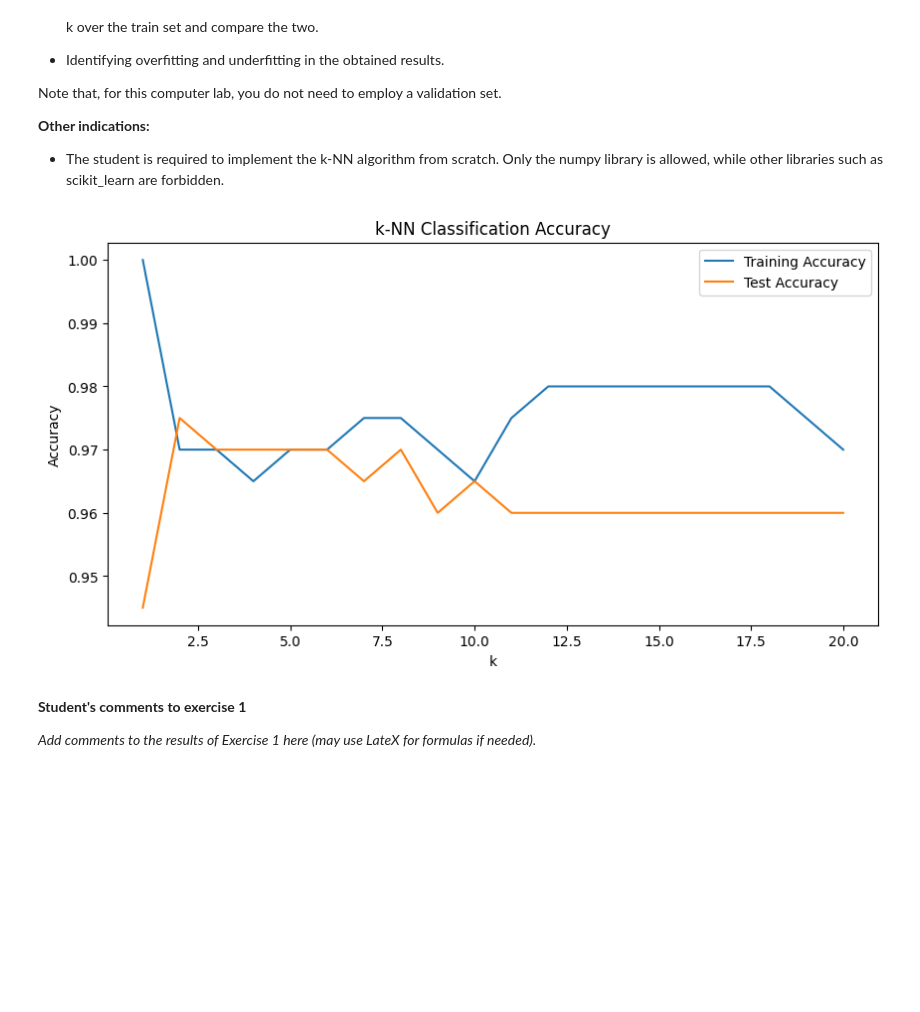
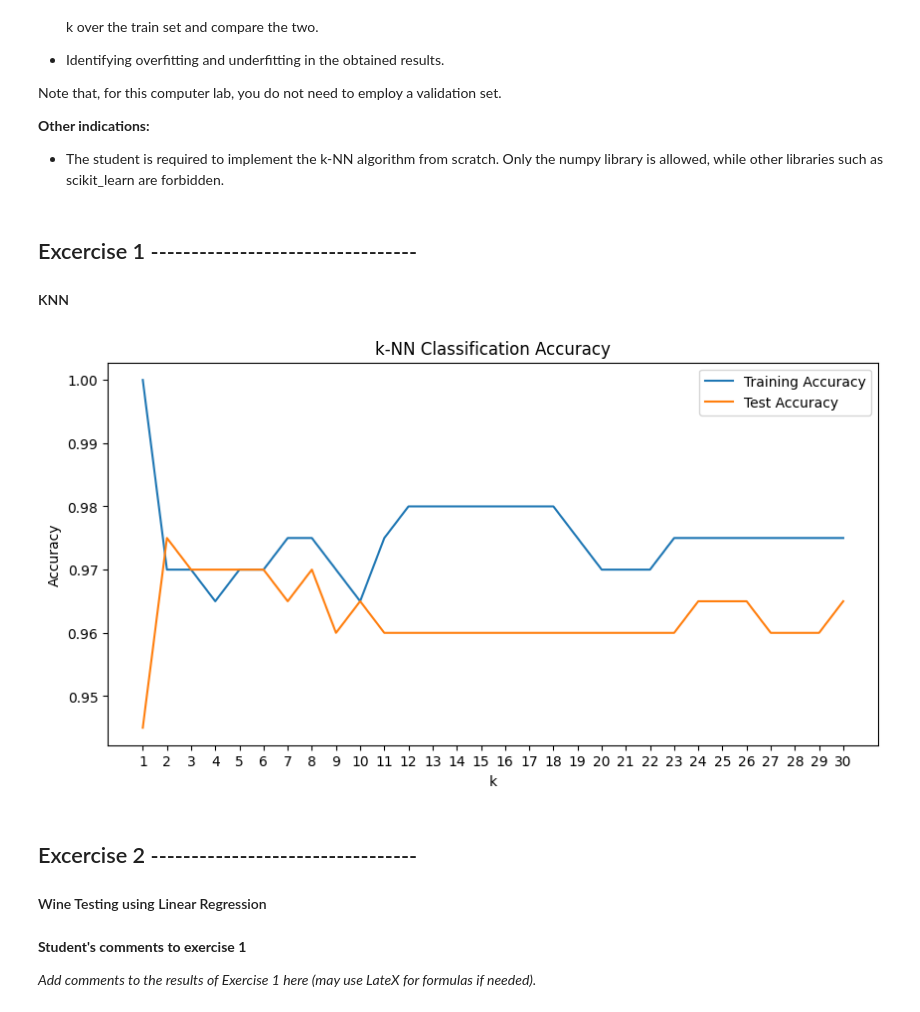
Before and after one commit to A-M-Alizadeh/Statistical-Labs, a Jupyter notebook: Stat Labs/Computer LAB 1/Lab1.ipynb, the cells around one changed output. Drawn from its saved outputs; the diff is of its cells as text; code cells hidden in the pictures; blank space fills up the shorter version.

```diff
--- a/Stat Labs/Computer LAB 1/Lab1.ipynb
+++ b/Stat Labs/Computer LAB 1/Lab1.ipynb
@@ -22,6 +22,9 @@ Note that, for this computer lab, you do not need to employ a validation set.
 
 **Other indications:**
 *   The student is required to implement the k-NN algorithm from scratch. Only the numpy library is allowed, while other libraries such as scikit_learn are forbidden.
+# %% [markdown]
+## Excercise 1 ---------------------------------
+#### KNN
 # %%
 import numpy as np
 import matplotlib.pyplot as plt
@@ -56,37 +59,41 @@ def k_nn_classifier(sample, myData, k):
 # Loop over different values of k and compute accuracies
 train_accuracies = []
 test_accuracies = []
-ks = range(1, 21)  # Assuming you want to test k from 1 to 20
+ks = range(1, 31)  # Assuming you want to test k from 1 to 20
 for k in ks:
     correct_train = 0
     correct_test = 0
 
     # Evaluate on training set
     for sample in Train_Set:
         predicted_class = k_nn_classifier(sample, Train_Set, k)
         if predicted_class == sample[-1]:
             correct_train += 1
 
     # Evaluate on test set
     for sample in Test_Set:
         predicted_class = k_nn_classifier(sample, Train_Set, k)
         if predicted_class == sample[-1]:
             correct_test += 1
 
     train_accuracies.append(correct_train / len(Train_Set))
     test_accuracies.append(correct_test / len(Test_Set))
 
 # Plot accuracies
 plt.figure(figsize=(10, 5))
 plt.plot(ks, train_accuracies, label='Training Accuracy')
 plt.plot(ks, test_accuracies, label='Test Accuracy')
+plt.xticks(ks)
 plt.xlabel('k')
 plt.ylabel('Accuracy')
 plt.legend()
 plt.title('k-NN Classification Accuracy')
 plt.show()
 # %% [output]
-[figure, old version]
+[figure, new version]
+# %% [markdown]
+## Excercise 2 ---------------------------------
+#### Wine Testing using Linear Regression
 # %%
 #Change the path to match the position of your file
 #The Dataset can be loaded using thhe file option in Google Colab (the directory icon on the left)
```
Also changed, not shown: parts of 1 cell of this notebook.
